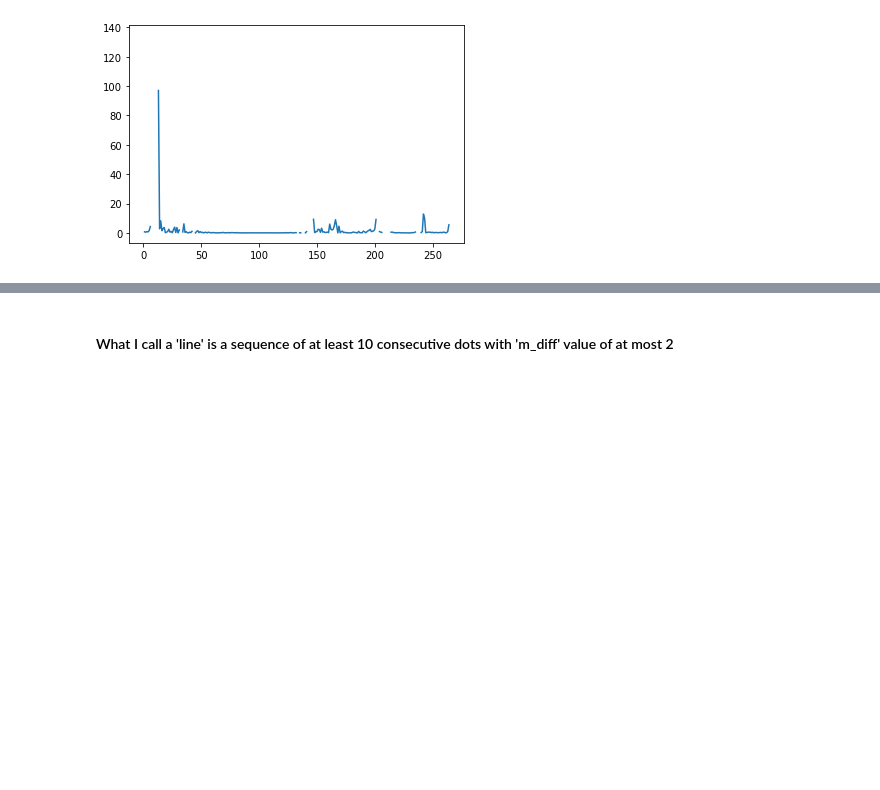
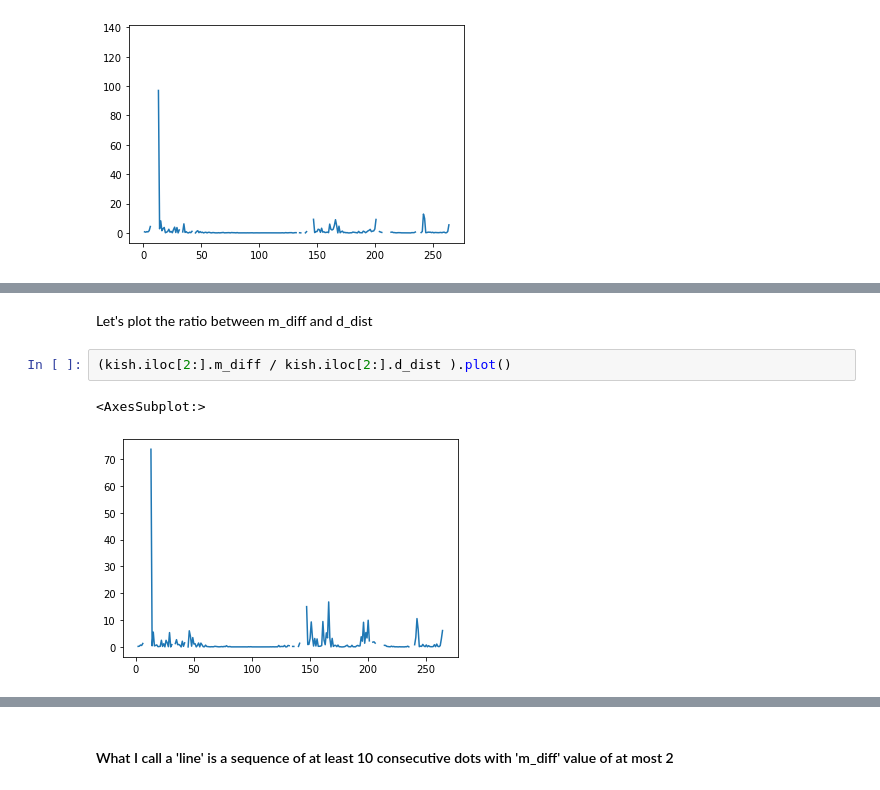
Before and after one commit to Matan-Shimon/Data-Visualization, a Jupyter notebook: Pandas Project.ipynb, the cells around one changed output, grey strips where cells are left out. Cells and saved outputs as stored; diff of their text form; blank space fills up the shorter version.

```diff
--- a/Pandas Project.ipynb
+++ b/Pandas Project.ipynb
@@ -156,0 +186,7 @@ Here, we can see how fast the slope changes throughout the drawing
+# %% [markdown]
+Let's plot the ratio between m_diff and d_dist
+# %%
+(kish.iloc[2:].m_diff / kish.iloc[2:].d_dist ).plot()
+# %% [output]
+<AxesSubplot:>
+[figure, added]
```
Also changed, not shown: parts of 9 cells of this notebook.
